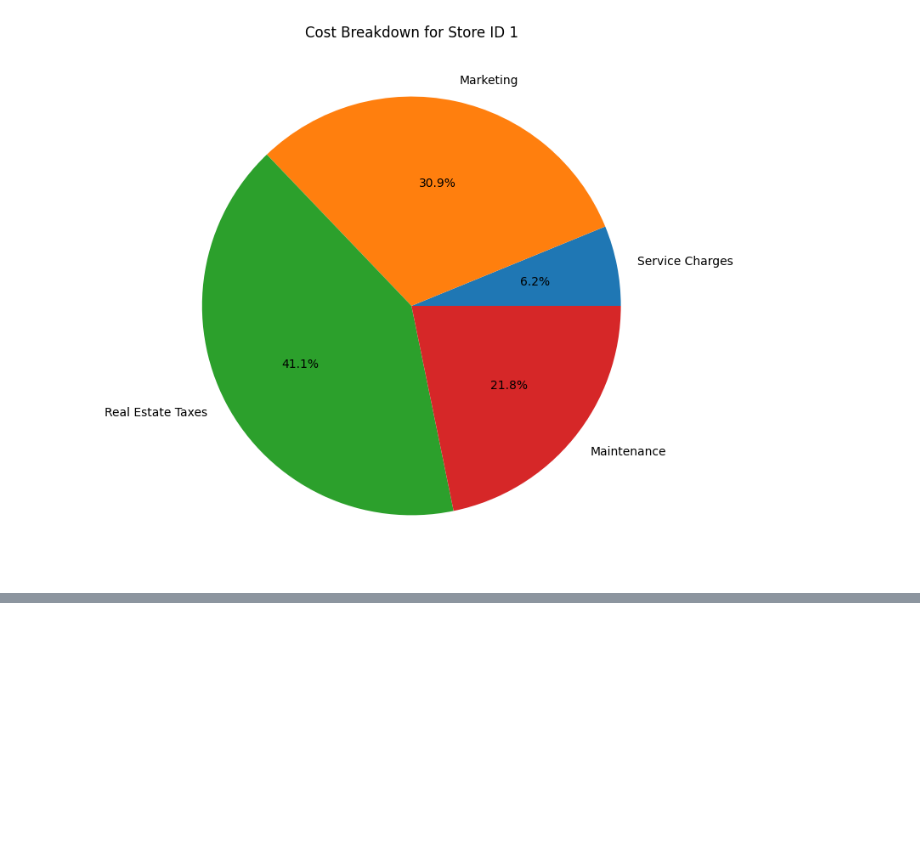
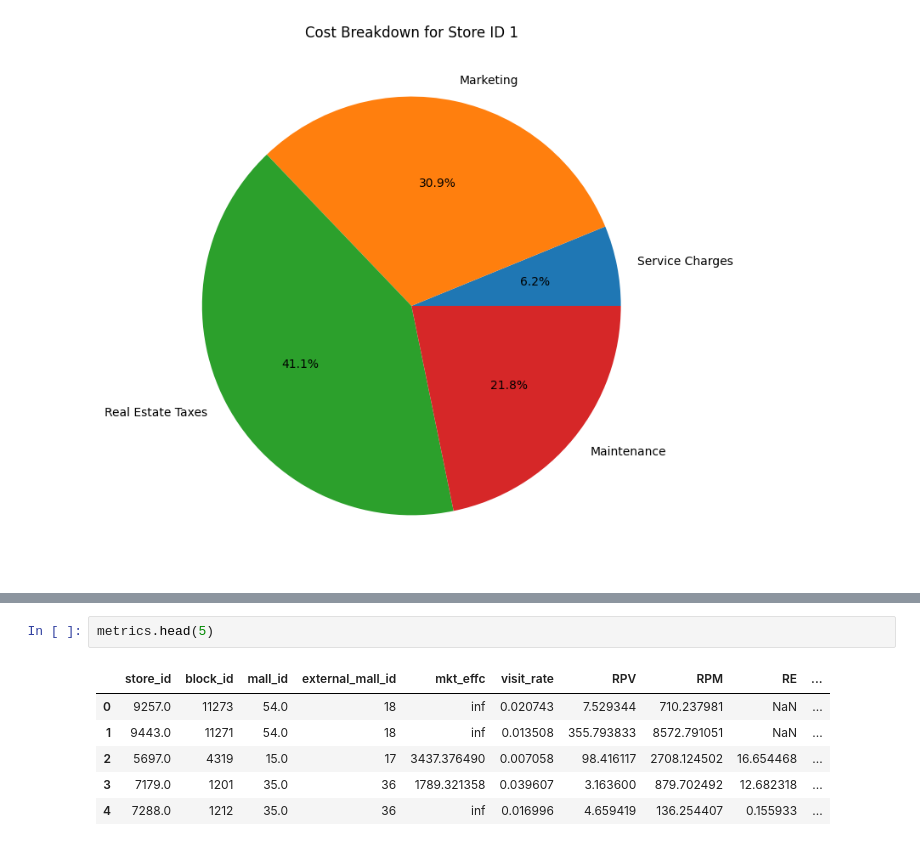
Before and after one commit to JokyHub/Data-Challenge-URW-HEC, a Jupyter notebook: notebooks/eda_&_feature_engineering.ipynb, the cells around one changed output, grey strips where cells are left out. Cells and saved outputs as stored; diff of their text form; blank space fills up the shorter version.

```diff
--- a/notebooks/eda_&_feature_engineering.ipynb
+++ b/notebooks/eda_&_feature_engineering.ipynb
@@ -376,0 +542,9 @@ plt.show()
+# %%
+metrics.head(5)
+# %% [output]
+|  | store_id | block_id | mall_id | external_mall_id | mkt_effc | visit_rate | RPV | RPM | RE | ... |
+| 0 | 9257.0 | 11273 | 54.0 | 18 | inf | 0.020743 | 7.529344 | 710.237981 | NaN | ... |
+| 1 | 9443.0 | 11271 | 54.0 | 18 | inf | 0.013508 | 355.793833 | 8572.791051 | NaN | ... |
+| 2 | 5697.0 | 4319 | 15.0 | 17 | 3437.376490 | 0.007058 | 98.416117 | 2708.124502 | 16.654468 | ... |
+| 3 | 7179.0 | 1201 | 35.0 | 36 | 1789.321358 | 0.039607 | 3.163600 | 879.702492 | 12.682318 | ... |
+| 4 | 7288.0 | 1212 | 35.0 | 36 | inf | 0.016996 | 4.659419 | 136.254407 | 0.155933 | ... |
```
Also changed, not shown: parts of 30 cells of this notebook, 5 other files.
